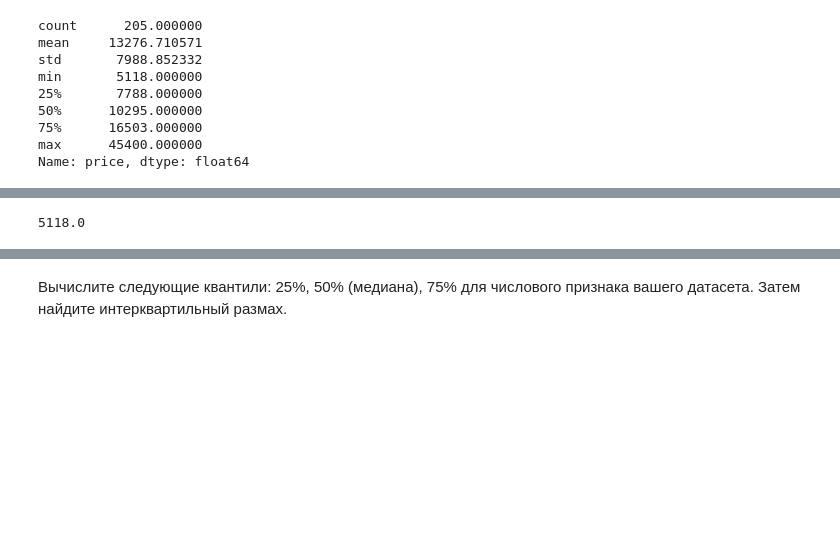
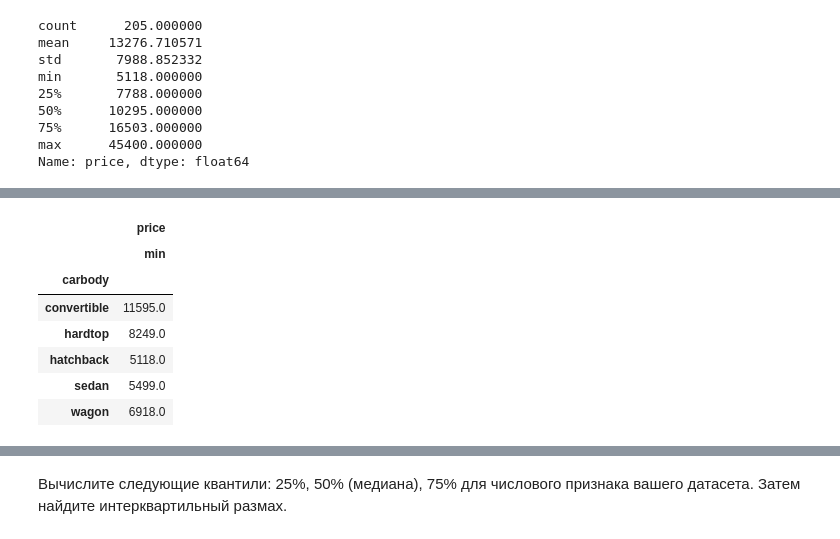
Before and after one commit to Dekamonia/MachineLearning, a Jupyter notebook: lab2/lab02.ipynb, the cells around one changed output, grey strips where cells are left out. Cells and saved outputs as stored; diff of their text form; code cells hidden in the pictures; blank space fills up the shorter version.

```diff
--- a/lab2/lab02.ipynb
+++ b/lab2/lab02.ipynb
@@ -105,7 +115,14 @@ mode
 Name: price, dtype: float64
 # %%
-min = df['price'].min()
+min = df.groupby(['carbody']).agg({'price': ['min']})
 min
 # %% [output]
-5118.0
+|  | price |
+|  | min |
+| carbody |  |
+| convertible | 11595.0 |
+| hardtop | 8249.0 |
+| hatchback | 5118.0 |
+| sedan | 5499.0 |
+| wagon | 6918.0 |
 # %%
```
Also changed, not shown: parts of 17 cells of this notebook.
